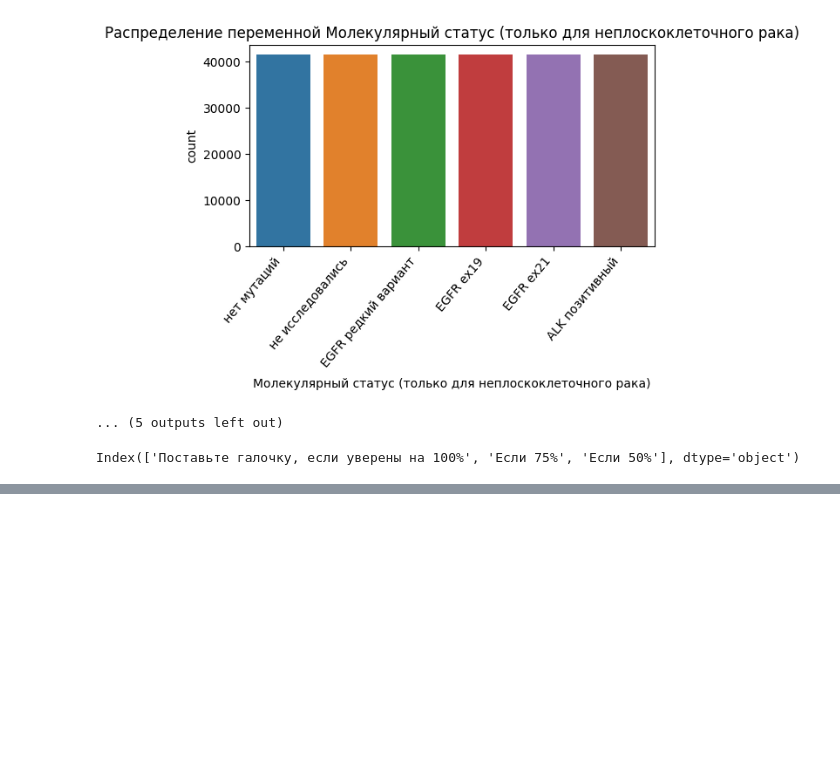
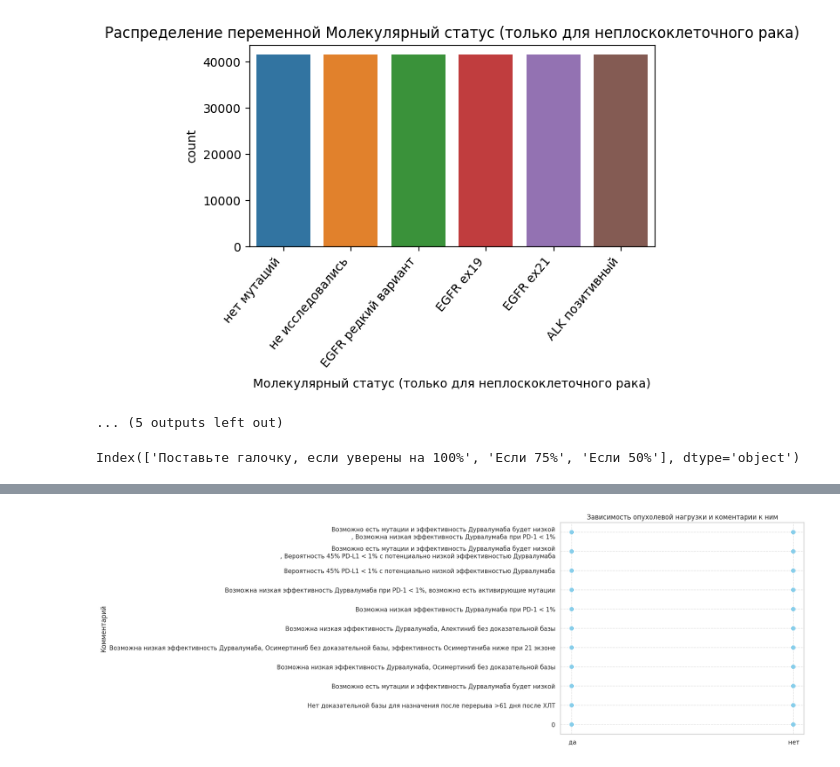
Before and after one commit to Exkluzive88/Project_train, a Jupyter notebook: НИЦ_ПВК_РАК3_степень.ipynb, the cells around one changed output, grey strips where cells are left out. Drawn from its saved outputs; the diff is of its cells as text; code cells hidden in the pictures; blank space fills up the shorter version.

```diff
--- a/НИЦ_ПВК_РАК3_степень.ipynb
+++ b/НИЦ_ПВК_РАК3_степень.ipynb
@@ -276,0 +420,25 @@ plt.show()
+# %%
+plt.figure(figsize=(8, 7))
+
+# Цвета для разных категорий
+colors = sns.color_palette('Set1', n_colors=2)
+
+# Точечный график
+plt.scatter(
+    df['Есть опухолевая нагрузка? (симптомная опухоль)'],
+    df['Комментарий'],
+    color='skyblue',
+    alpha=0.9
+)
+
+# Заголовок и подписи осей
+plt.title("Зависимость опухолевой нагрузки и коментарии к ним")
+plt.ylabel("Комментарий")
+
+# Добавление сетки
+plt.grid(True, linestyle='--', alpha=0.6)
+
+# Отображение графика
+plt.show()
+# %% [output]
+[figure, added]
```
Also changed, not shown: parts of 25 cells of this notebook.
